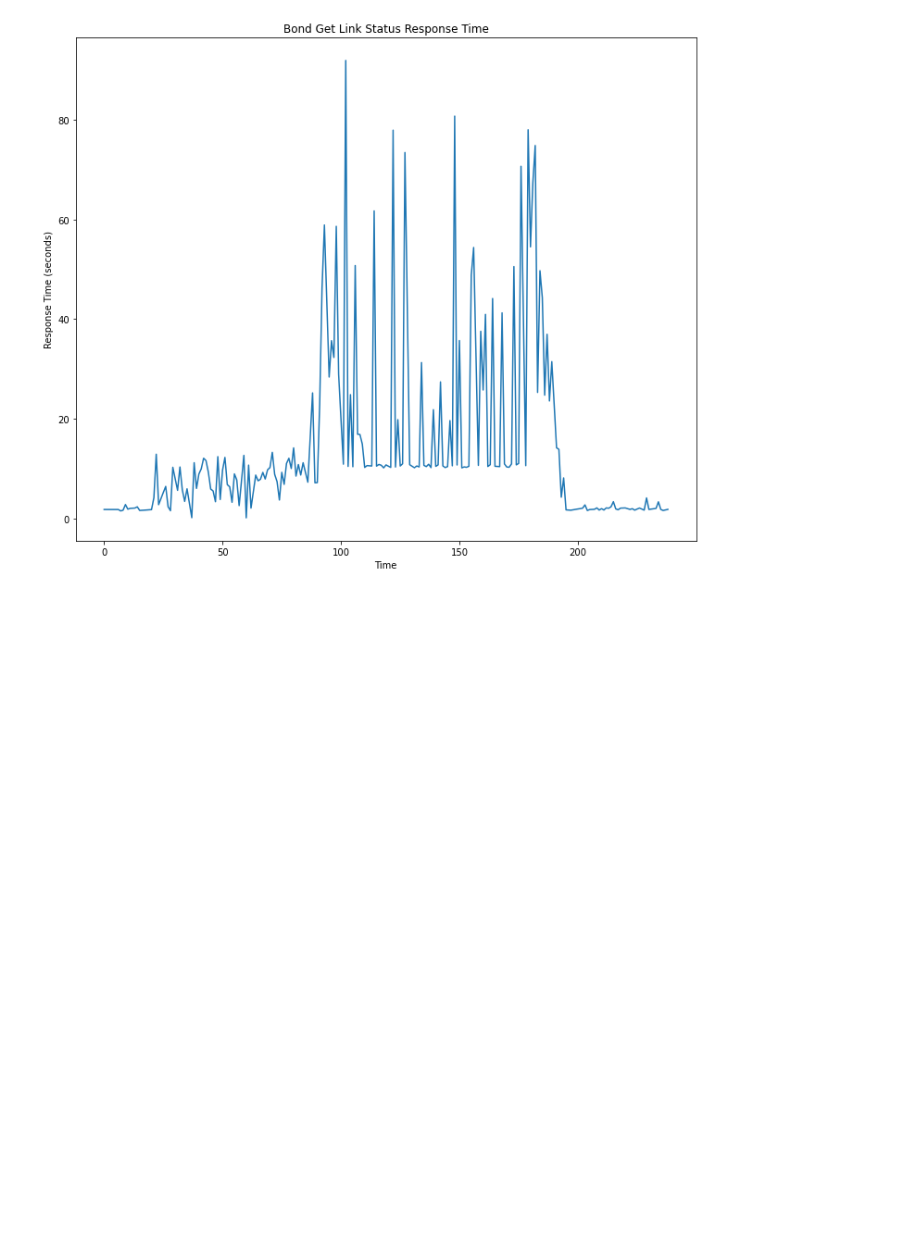
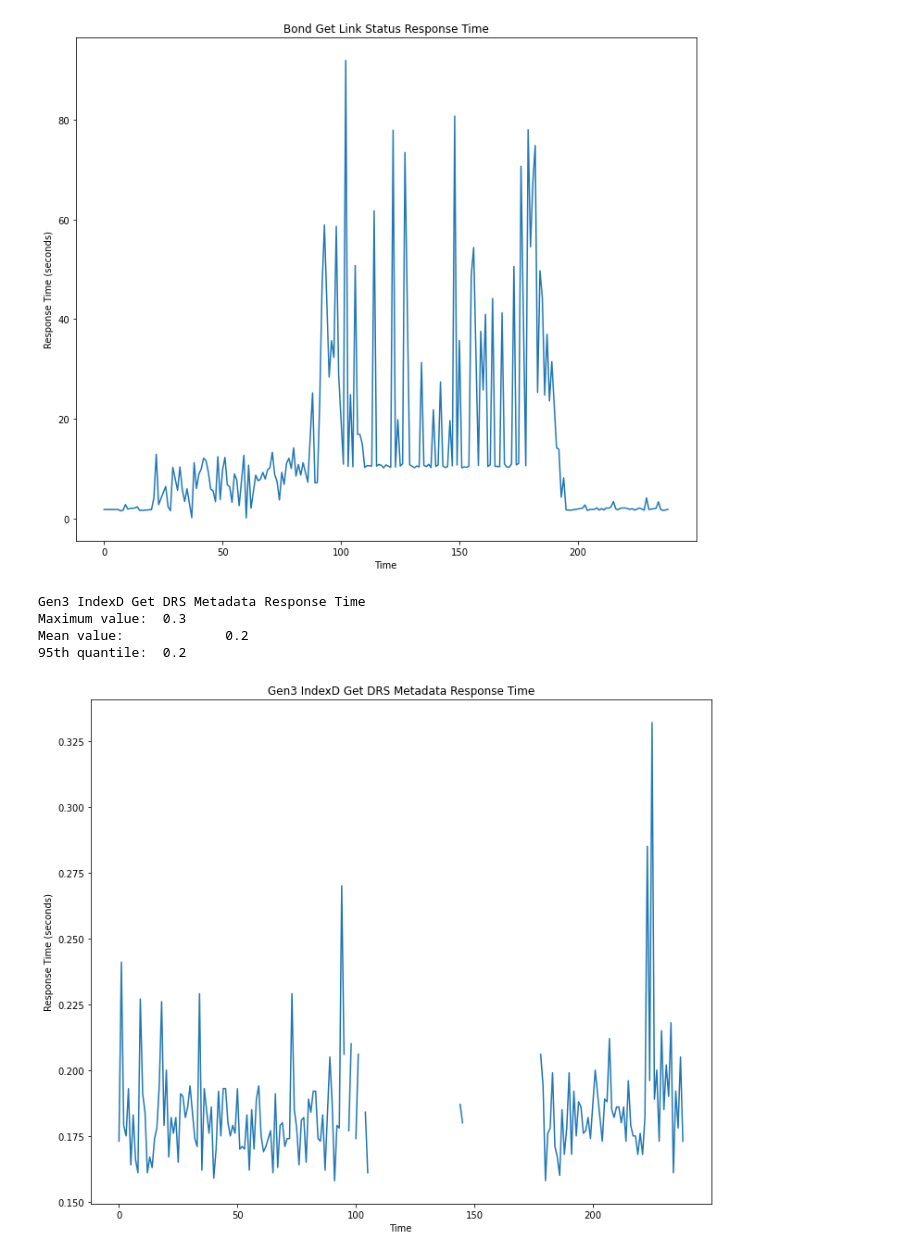
Before and after one commit to mbaumann-broad/terra-worfklow-scale-test-tools, a Jupyter notebook: notebooks/graph_response_time_data.ipynb, the cells around one changed output. Cells and saved outputs as stored; diff of their text form; code cells hidden in the pictures; blank space fills up the shorter version.

Commit message:
Added support for DRS flow individual operations
As a single line graph per metric.

```diff
--- a/notebooks/graph_response_time_data.ipynb
+++ b/notebooks/graph_response_time_data.ipynb
@@ -89,3 +89,12 @@ def display_bond_get_link_status_response_times(input_filename: str) -> None:
     displayer = ResponseTimeDisplayMethods(input_filename, timestamp_columnname,
                                            response_time_columname, graph_title )
     displayer.display_response_times()
+# %%
+def display_indexd_get_metadata_response_times(input_filename: str) -> None:
+    graph_title = "Gen3 IndexD Get DRS Metadata Response Time"
+    timestamp_columnname = "indexd_get_metadata.start_time"
+    response_time_columname = "indexd_get_metadata.response_duration"
+
+    displayer = ResponseTimeDisplayMethods(input_filename, timestamp_columnname,
+                                           response_time_columname, graph_title )
+    displayer.display_response_times()
@@ -121,3 +157,11 @@ Maximum value:  91.9
 Mean value:             14.0
 95th quantile:  54.4
 [figure]
+# %%
+display_indexd_get_metadata_response_times(f"{MONITORING_DATA_DIR}/drs_flow_response_times_{MONITORING_DATA_TIMESTAMP}.csv")
+# %% [output]
+Gen3 IndexD Get DRS Metadata Response Time
+Maximum value:  0.3
+Mean value:             0.2
+95th quantile:  0.2
+[figure, added]
```
Also changed, not shown: parts of 6 cells of this notebook.
